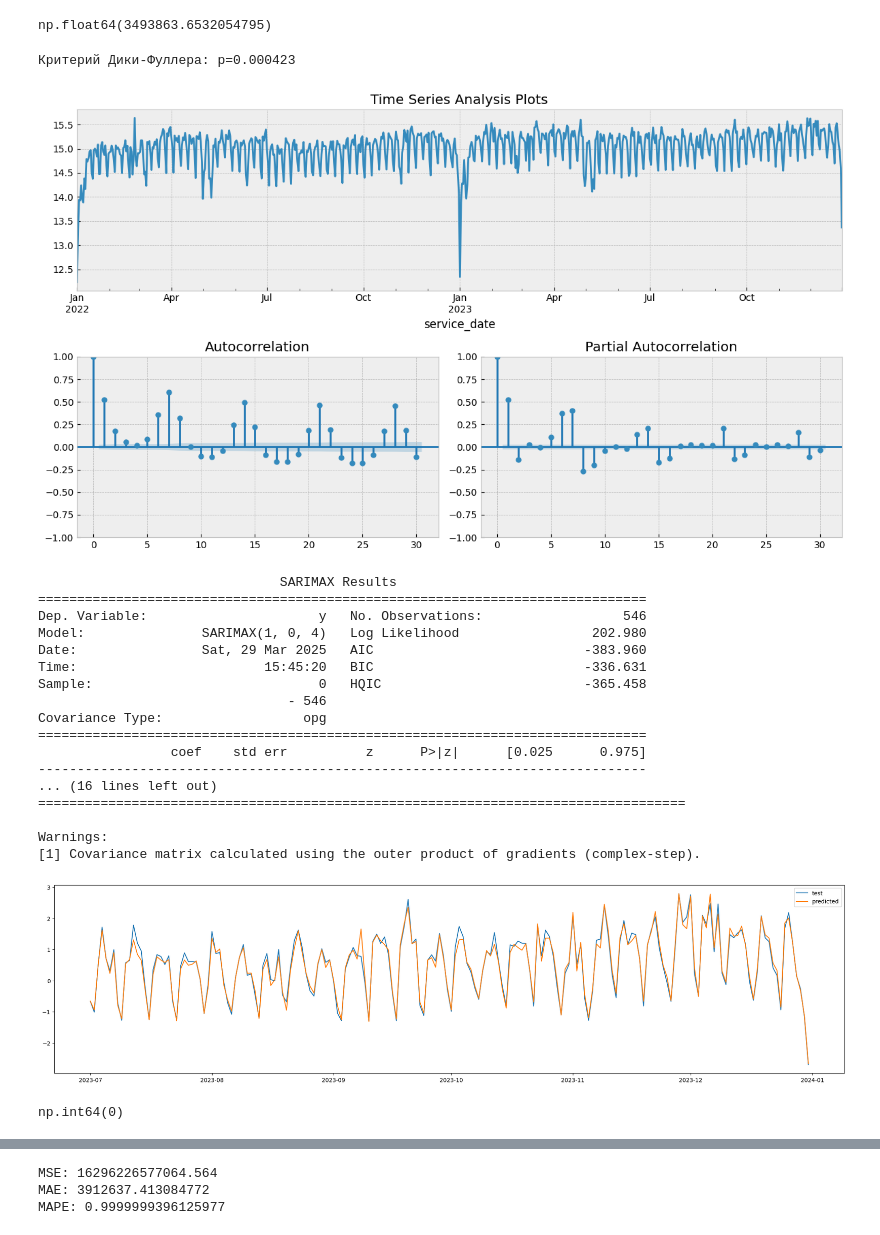
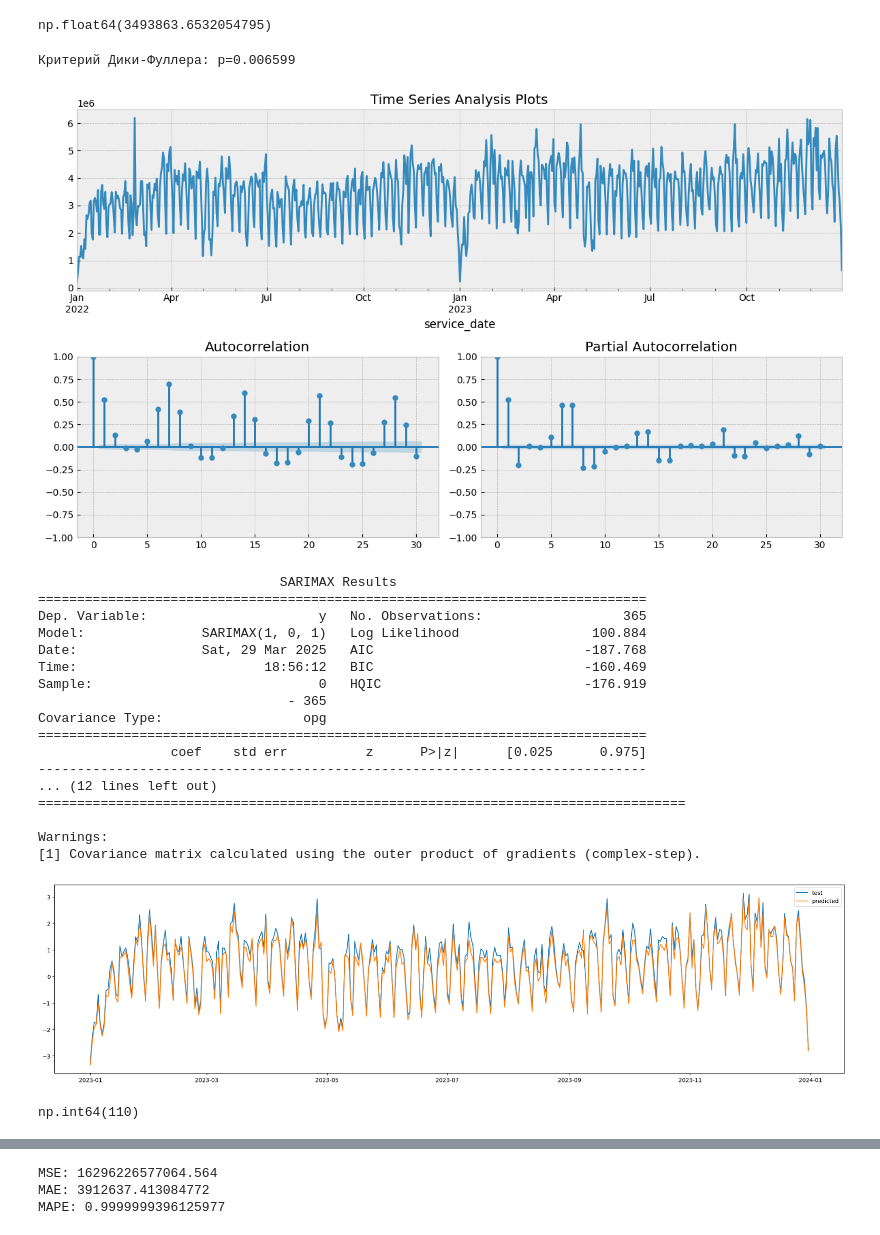
Before and after one commit to CCCXIV314/Sber, a Jupyter notebook: Sber_data_research.ipynb, the cells around one changed output, grey strips where cells are left out. Saved outputs shown, nothing was run; the diff lists cells and outputs as text; code cells hidden in the pictures.

```diff
--- a/Sber_data_research.ipynb
+++ b/Sber_data_research.ipynb
@@ -521,20 +510,20 @@ aggregated_data.isna().sum()
 | date | 0 |
 dtype: int64
 # %%
-#день недели
-from datetime import datetime
-import numpy as np
-days_ru = {
-    0: "ПН",
-    1: "ВТ",
-    2: "СР",
-    3: "ЧТ",
-    4: "ПТ",
-    5: "СБ",
-    6: "ВС"
-}
-aggregated_data['weekday_name'] = np.vectorize(lambda x: days_ru[x.weekday()])(aggregated_data['date'])
-aggregated_data.head()
+# #день недели
+# from datetime import datetime
+# import numpy as np
+# days_ru = {
+#     0: "ПН",
+#     1: "ВТ",
+#     2: "СР",
+#     3: "ЧТ",
+#     4: "ПТ",
+#     5: "СБ",
+#     6: "ВС"
+# }
+# aggregated_data['weekday_name'] = np.vectorize(lambda x: days_ru[x.weekday()])(aggregated_data['date'])
+# aggregated_data.head()
 # %%
 # hours = aggregated_data.index.hour
 
@@ -637,38 +607,38 @@ np.float64(3493863.6532054795)
 # %%
 import statsmodels.api as sm
 import statsmodels.tsa.api as smt
 
 # Функция для анализа временного ряда
 def tsplot(y, lags=None, figsize=(12, 7), style='bmh'):
     if not isinstance(y, pd.Series):
         y = pd.Series(y)
     with plt.style.context(style):
         fig = plt.figure(figsize=figsize)
         layout = (2, 2)
         ts_ax = plt.subplot2grid(layout, (0, 0), colspan=2)
         acf_ax = plt.subplot2grid(layout, (1, 0))
         pacf_ax = plt.subplot2grid(layout, (1, 1))
 
         y.plot(ax=ts_ax)
         ts_ax.set_title('Time Series Analysis Plots')
         smt.graphics.plot_acf(y, lags=lags, ax=acf_ax, alpha=0.5)
         smt.graphics.plot_pacf(y, lags=lags, ax=pacf_ax, alpha=0.5)
 
         print("Критерий Дики-Фуллера: p=%f" % sm.tsa.stattools.adfuller(y)[1])
 
         plt.tight_layout()
     return
 
 # Пример вызова функции
-tsplot(np.log(aggregated_data['service_amount_net']), lags=30)
+tsplot(aggregated_data['service_amount_net'], lags=30)
 # %% [output]
-Критерий Дики-Фуллера: p=0.000423
+Критерий Дики-Фуллера: p=0.006599
-[figure, old version]
+[figure, new version]
 # %%
 unique_months = aggregated_data['service_date_month'].unique()
 
-train_months = unique_months[:18]
-test_months = unique_months[-6:]
+train_months = unique_months[:12]
+test_months = unique_months[-12:]
 
 X_train = aggregated_data[aggregated_data['service_date_month'].isin(train_months)]
 X_test = aggregated_data[aggregated_data['service_date_month'].isin(test_months)]
@@ -693,9 +663,9 @@ y_test = sd.transform(y_test)
 
 mod = SARIMAX(y_train,
               exog=X_train_ex,
-              order=(1, 0, 4), # 1, 0, 4
-              trend=[1, 0], # 1, 0
-              season_order=(1, 1, 1, 12) # 1, 1, 1
+              order=(1, 0, 1), # 1, 0, 4
+              trend=[0, 0], # 1, 0
+              season_order=(0, 0, 0, 12) # 1, 1, 1
               )
 
 res = mod.fit()
@@ -722,26 +692,26 @@ plt.show()
 # %% [output]
                                SARIMAX Results
 ==============================================================================
-Dep. Variable:                      y   No. Observations:                  546
-Model:               SARIMAX(1, 0, 4)   Log Likelihood                 202.980
-Date:                Sat, 29 Mar 2025   AIC                           -383.960
-Time:                        15:45:20   BIC                           -336.631
-Sample:                             0   HQIC                          -365.458
-                                - 546
+Dep. Variable:                      y   No. Observations:                  365
+Model:               SARIMAX(1, 0, 1)   Log Likelihood                 100.884
+Date:                Sat, 29 Mar 2025   AIC                           -187.768
+Time:                        18:56:12   BIC                           -160.469
+Sample:                             0   HQIC                          -176.919
+                                - 365
 Covariance Type:                  opg
 ==============================================================================
                  coef    std err          z      P>|z|      [0.025      0.975]
 ------------------------------------------------------------------------------
-... (16 lines left out)
+... (12 lines left out)
 ===================================================================================
 
 Warnings:
 [1] Covariance matrix calculated using the outer product of gradients (complex-step).
-[figure, old version]
+[figure, new version]
 # %%
-(prediction.values < 0).sum()
+(forecast < 0).sum()
 # %% [output]
-np.int64(0)
+np.int64(110)
 # %%
 forecast
 # %% [output]
```
Also changed, not shown: parts of 11 cells of this notebook.
